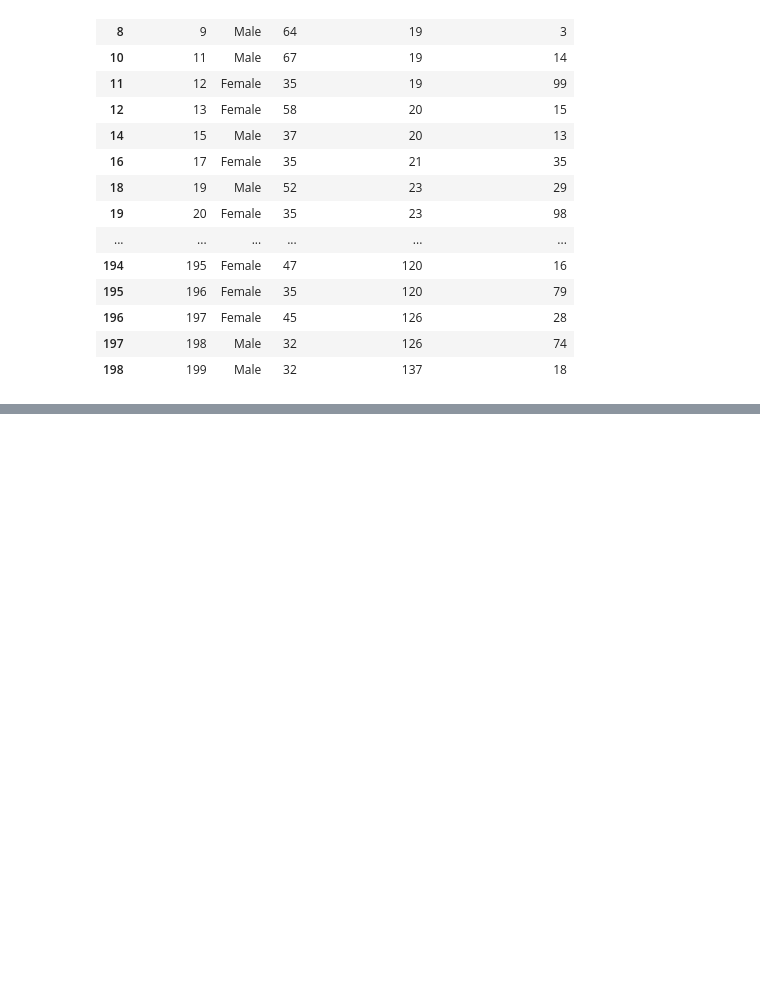
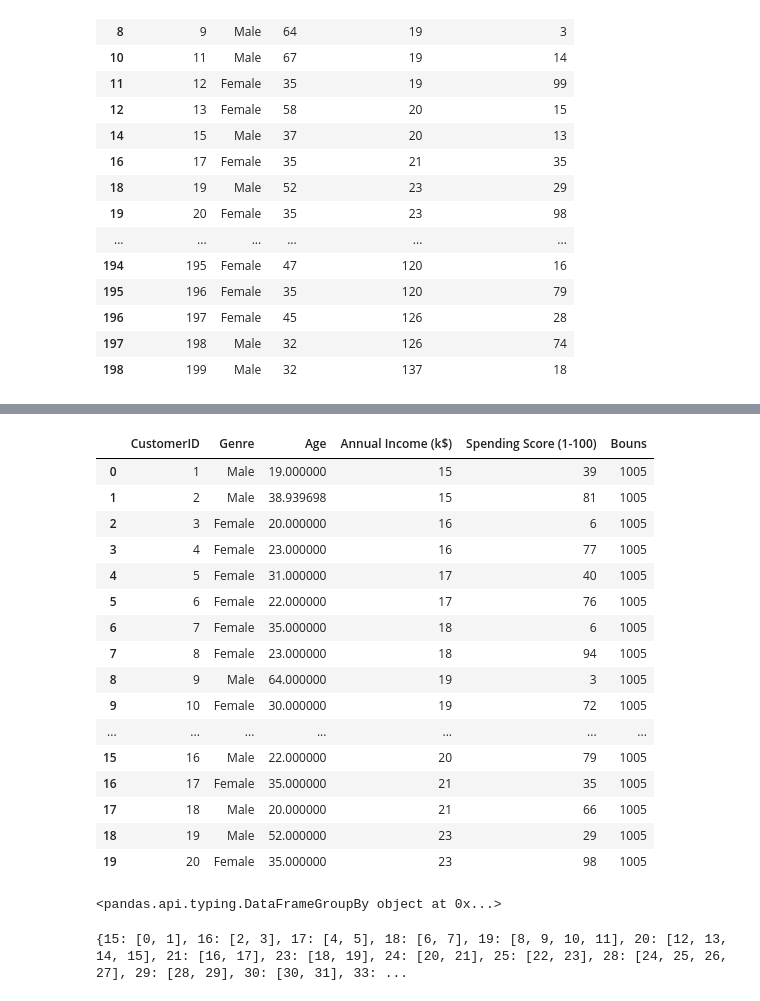
Before and after one commit to Ishika127/45_Days_Training, a Jupyter notebook: pandas/Data_preprocessing.ipynb, the cells around one changed output, grey strips where cells are left out. Saved outputs shown, nothing was run; the diff lists cells and outputs as text; code cells hidden in the pictures; blank space fills up the shorter version.

```diff
--- a/pandas/Data_preprocessing.ipynb
+++ b/pandas/Data_preprocessing.ipynb
@@ -231,0 +281,3 @@ df[df["Age"] > 30]
+# %%
+df1["Age"].fillna(df1["Age"].mean(), inplace=True)
+print(df1)
@@ -231,0 +306,3 @@ df[df["Age"] > 30]
+# %%
+df1["Age"]=df1["Age"].fillna(df1["Age"].mean(),inplace=True)
+print(df1)
@@ -231,0 +331,3 @@ df[df["Age"] > 30]
+# %%
+df1["Age"]=df1["Age"].fillna(df1["Age"].median())
+print(df1)
@@ -231,0 +486,3 @@ df[df["Age"] > 30]
+# %%
+df1["Bouns"]=1005
+print(df1)
@@ -231,0 +525,29 @@ df[df["Age"] > 30]
+# %%
+df1.head(20) #Fisrt 20 indedx print
+# %% [output]
+|  | CustomerID | Genre | Age | Annual Income (k$) | Spending Score (1-100) | Bouns |
+| 0 | 1 | Male | 19.000000 | 15 | 39 | 1005 |
+| 1 | 2 | Male | 38.939698 | 15 | 81 | 1005 |
+| 2 | 3 | Female | 20.000000 | 16 | 6 | 1005 |
+| 3 | 4 | Female | 23.000000 | 16 | 77 | 1005 |
+| 4 | 5 | Female | 31.000000 | 17 | 40 | 1005 |
+| 5 | 6 | Female | 22.000000 | 17 | 76 | 1005 |
+| 6 | 7 | Female | 35.000000 | 18 | 6 | 1005 |
+| 7 | 8 | Female | 23.000000 | 18 | 94 | 1005 |
+| 8 | 9 | Male | 64.000000 | 19 | 3 | 1005 |
+| 9 | 10 | Female | 30.000000 | 19 | 72 | 1005 |
+| ... | ... | ... | ... | ... | ... | ... |
+| 15 | 16 | Male | 22.000000 | 20 | 79 | 1005 |
+| 16 | 17 | Female | 35.000000 | 21 | 35 | 1005 |
+| 17 | 18 | Male | 20.000000 | 21 | 66 | 1005 |
+| 18 | 19 | Male | 52.000000 | 23 | 29 | 1005 |
+| 19 | 20 | Female | 35.000000 | 23 | 98 | 1005 |
+# %%
+df1.groupby("Annual Income (k$)")
+# %% [output]
+<pandas.api.typing.DataFrameGroupBy object at 0x...>
+# %%
+groups = df1.groupby("Annual Income (k$)")   # Example
+print(groups.groups)
+# %% [output]
+{15: [0, 1], 16: [2, 3], 17: [4, 5], 18: [6, 7], 19: [8, 9, 10, 11], 20: [12, 13, 14, 15], 21: [16, 17], 23: [18, 19], 24: [20, 21], 25: [22, 23], 28: [24, 25, 26, 27], 29: [28, 29], 30: [30, 31], 33: ...
```
Also changed, not shown: parts of 22 cells of this notebook, 13 other files.
